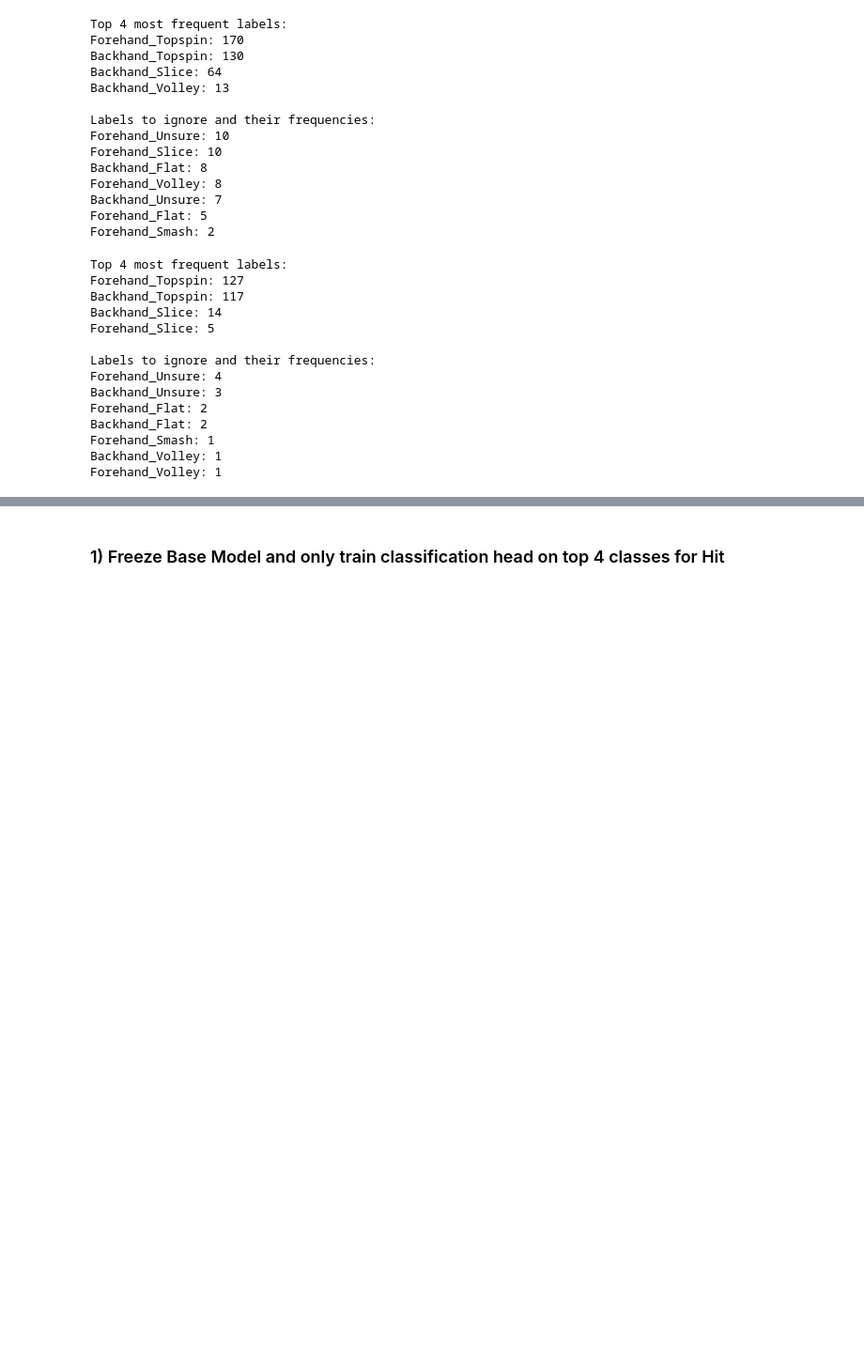
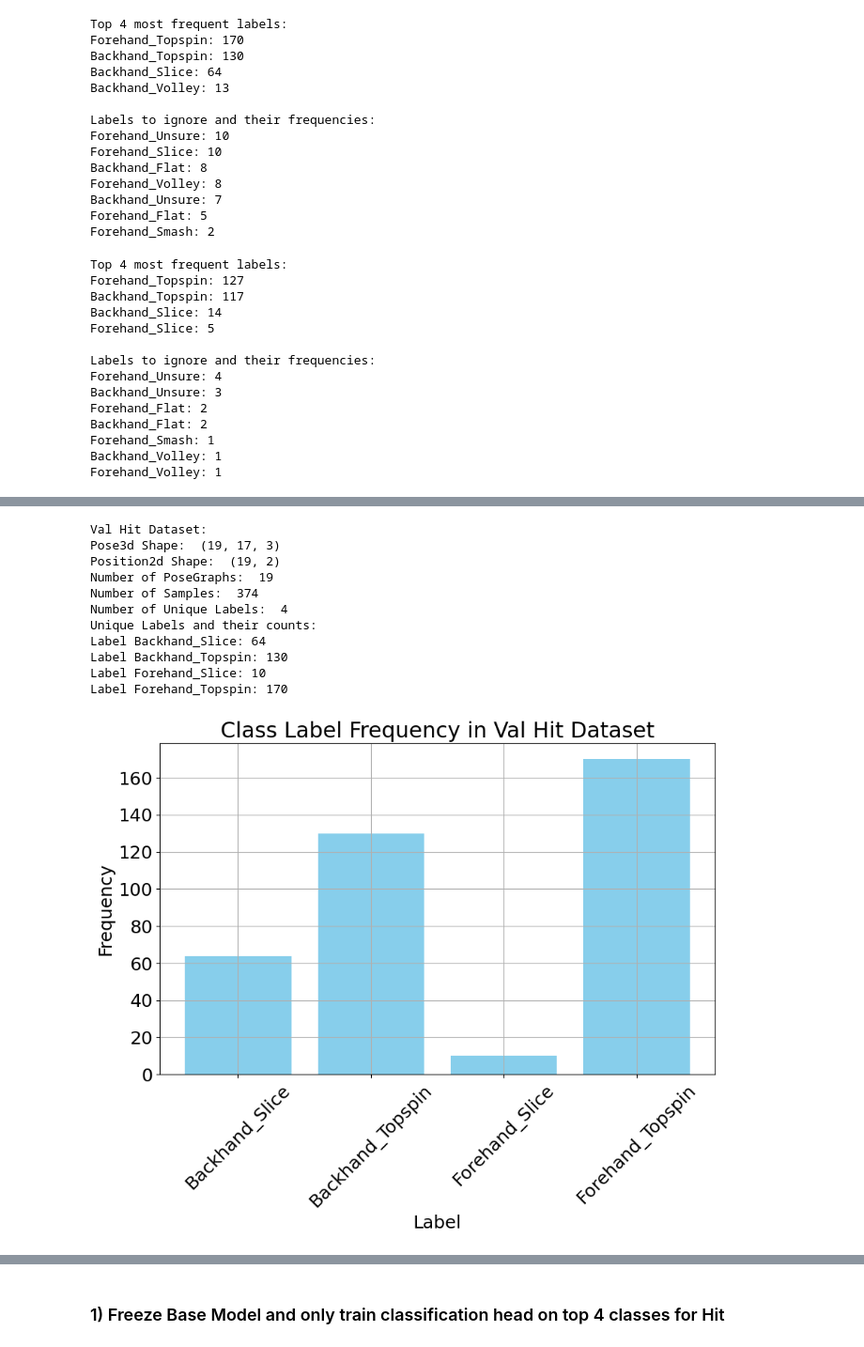
Before and after one commit to FlorSanders/Tennis_Shot_Prediction, a Jupyter notebook: src/train/DownstreamTask.ipynb, the cells around one changed output, grey strips where cells are left out. Shown at 94% size. Cells and saved outputs as stored; diff of their text form; code cells hidden in the pictures; blank space fills up the shorter version.

```diff
--- a/src/train/DownstreamTask.ipynb
+++ b/src/train/DownstreamTask.ipynb
@@ -453,0 +495,15 @@ Forehand_Volley: 1
+# %%
+get_data_info(val_hit_dataset, "Val Hit Dataset", task="hit", keep_labels=hit_labels_keep)
+# %% [output]
+Val Hit Dataset:
+Pose3d Shape:  (19, 17, 3)
+Position2d Shape:  (19, 2)
+Number of PoseGraphs:  19
+Number of Samples:  374
+Number of Unique Labels:  4
+Unique Labels and their counts:
+Label Backhand_Slice: 64
+Label Backhand_Topspin: 130
+Label Forehand_Slice: 10
+Label Forehand_Topspin: 170
+[figure, added]
```
Also changed, not shown: parts of 7 cells of this notebook.
